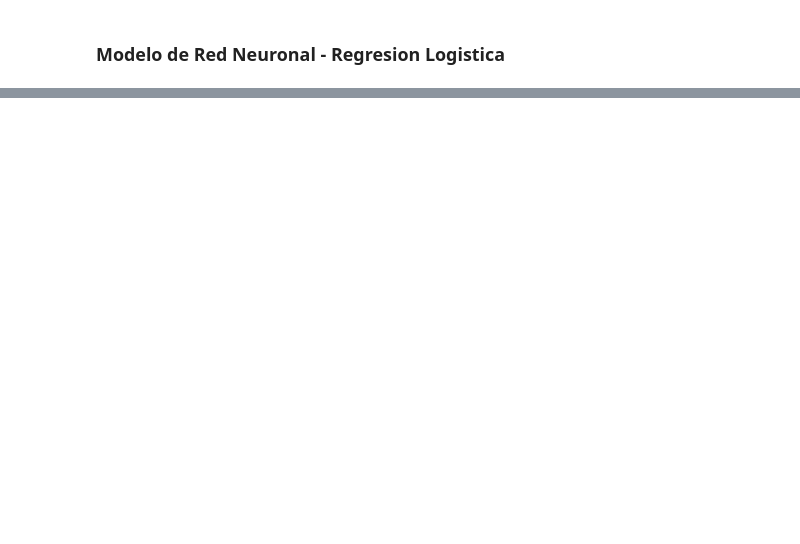
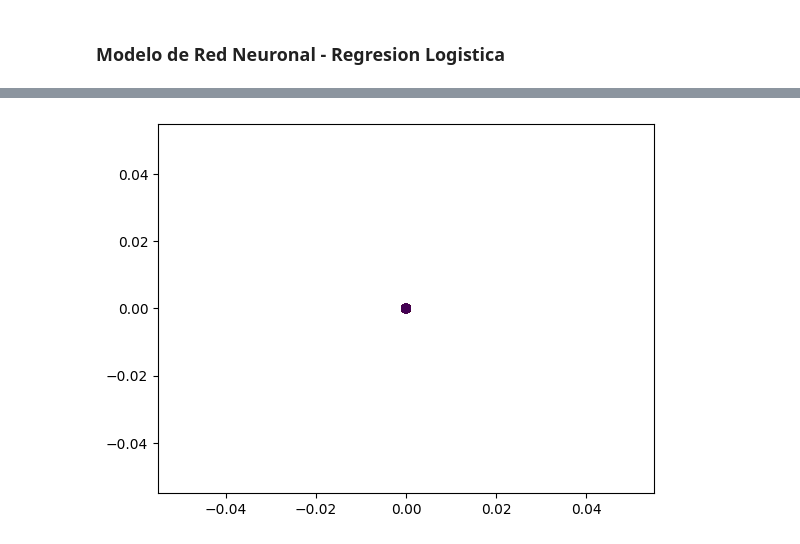
Before and after one commit to M1ndBlast/c5, a Jupyter notebook: notebooks/CONSIGNADOR-NNR.ipynb, the cells around one changed output, grey strips where cells are left out. Saved outputs shown, nothing was run; the diff lists cells and outputs as text; code cells hidden in the pictures; blank space fills up the shorter version.

```diff
--- a/notebooks/CONSIGNADOR-NNR.ipynb
+++ b/notebooks/CONSIGNADOR-NNR.ipynb
@@ -210,16 +211,22 @@ See the caveats in the documentation: https://pandas.pydata.org/pandas-docs/stab
 365274 rows × 17 columns
 # %%
 
+date_split = '2023-01-01'
+# date_split = '2022-10-01'
 
 #Split data into train and test, train will be until 2022 and test will be rest of the data
-train = data[data['date'] < '2023-01-01']
-test = data[data['date'] >= '2023-01-01']
+train = data[data['date'] < date_split]
+test = data[data['date'] >= date_split]
 
 #Split train and test into X and y
 X_train = train.drop(['id_camara', 'n_incidentes', 'date'], axis=1)
 y_train = train['n_incidentes']
 X_test = test.drop(['id_camara', 'n_incidentes', 'date'], axis=1)
 y_test = test['n_incidentes']
+
 print(X_train.shape, y_train.shape, X_test.shape, y_test.shape)
+# Imprimir el porcentaje de train y test respecto al total
+print(f"Porcentaje de train: {round(len(train)/len(data)*100, 2)}%")
+print(f"Porcentaje de test: {round(len(test)/len(data)*100, 2)}%")
 # %% [output]
 (325580, 14) (325580,) (39694, 14) (39694,)
@@ -311,0 +466,6 @@ Epoch 100/100
+# %%
+
+# Cargar el modelo (Recuerda importar la librería: from keras.models import load_model)
+# model = load_model(f'{MODELS_PATH}model-{ID_NEW_MODEL}.h5')
+model = load_model(f'{MODELS_PATH}model-2-0.6255-091.h5')
+model.evaluate(X_test, y_test)
@@ -312,10 +474,10 @@ Epoch 100/100
 # %%
 # Predecir
 probs = model.predict(X_test)
-probs
-labels = (probs > 0.5).astype(int)
-# predictions = predictions.reshape((predictions.shape[0],))
-# np.unique(predictions, return_counts=True)
+probs = probs.reshape((probs.shape[0],))
+labels = (probs >= 0.5).astype(int)
+probs, labels
+# np.unique(probs, return_counts=True)
 # predictions = np.round(predictions)
 # predictions = predictions.astype(int)
 # np.unique(labels, return_counts=True)
@@ -332,2 +504,10 @@ Accuracy: 0.938882450748224
 [[37268     0]
  [ 2426     0]]
+# %%
+# Realizar dos graficas, una con los datos de labels y otra con los datos de y_test
+# El eje x es probs (probabilidades) y el eje y es el redondeo de las probabilidades, el color sera si son verdaderamente 0 o 1
+import matplotlib.pyplot as plt
+plt.scatter(probs, labels, c=y_test)
+plt.show()
+# %% [output]
+[figure, added]
```
Also changed, not shown: parts of 13 cells of this notebook.
